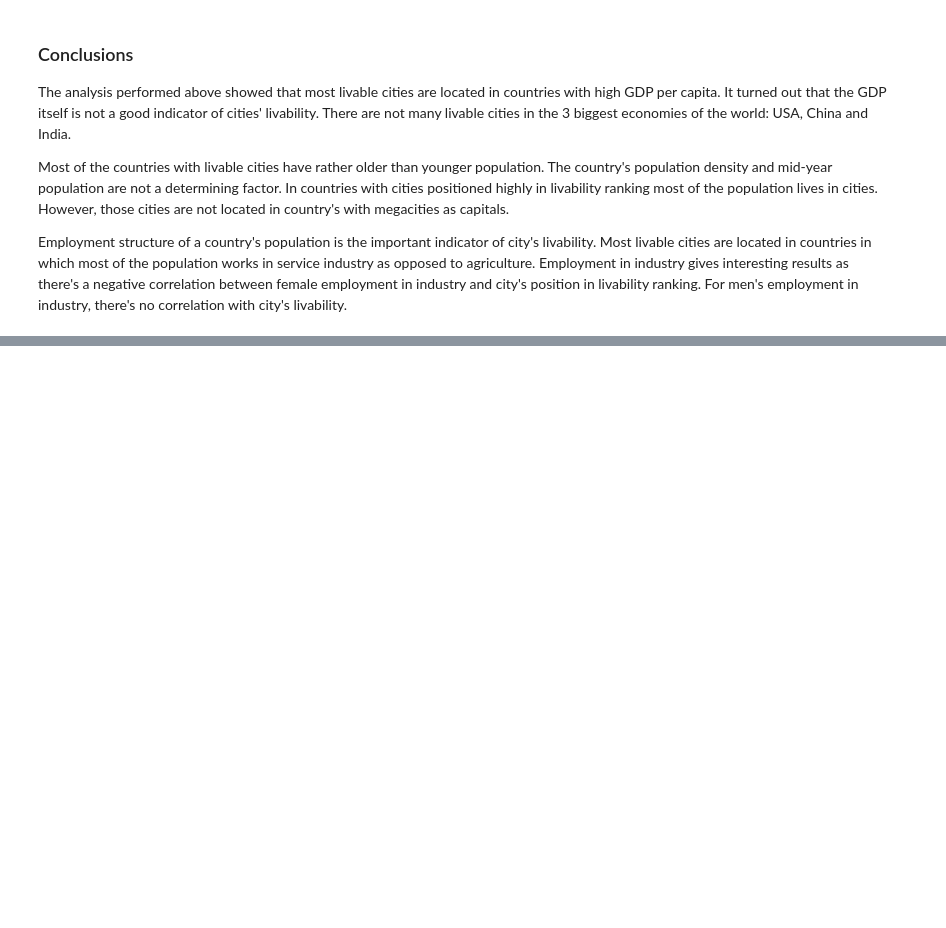
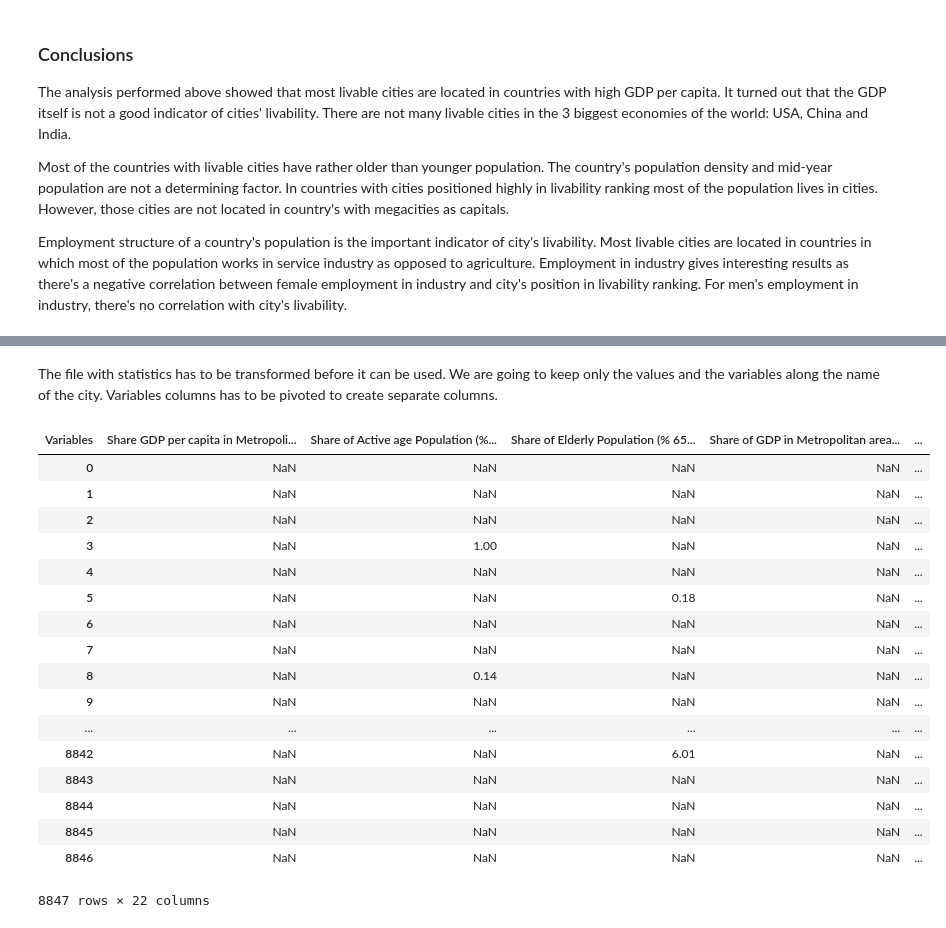
Before and after one commit to pantos1/dopp_ex3_city_livability, a Jupyter notebook: piotr.ipynb, the cells around one changed output, grey strips where cells are left out. Cells and saved outputs as stored; diff of their text form; code cells hidden in the pictures; blank space fills up the shorter version.

```diff
--- a/piotr.ipynb
+++ b/piotr.ipynb
@@ -354,0 +386,30 @@ We are going to try to answer this question analysing the quality of life index
+# %% [markdown]
+The file with statistics has to be transformed before it can be used. We are going to keep only the values and the variables along the name of the city. Variables columns has to be pivoted to create separate columns.
+# %%
+file_path = 'data/oecd/cities_statistics.csv'
+
+statistics_df = pd.read_csv(file_path)
+
+statistics_df.drop(['METRO_ID', 'VAR', 'TIME', 'Year', 'Unit Code', 'Unit', 'PowerCode Code', 'PowerCode',
+                    'Reference Period', 'Reference Period Code', 'Flag Codes', 'Flags'], axis=1, inplace=True)
+statistics_df.rename(columns={'Metropolitan areas': 'City'}, inplace=True)
+statistics_df.pivot(columns='Variables', values='Value')
+# %% [output]
+| Variables | Share GDP per capita in Metropoli... | Share of Active age Population (%... | Share of Elderly Population (% 65... | Share of GDP in Metropolitan area... | ... |
+| 0 | NaN | NaN | NaN | NaN | ... |
+| 1 | NaN | NaN | NaN | NaN | ... |
+| 2 | NaN | NaN | NaN | NaN | ... |
+| 3 | NaN | 1.00 | NaN | NaN | ... |
+| 4 | NaN | NaN | NaN | NaN | ... |
+| 5 | NaN | NaN | 0.18 | NaN | ... |
+| 6 | NaN | NaN | NaN | NaN | ... |
+| 7 | NaN | NaN | NaN | NaN | ... |
+| 8 | NaN | 0.14 | NaN | NaN | ... |
+| 9 | NaN | NaN | NaN | NaN | ... |
+| ... | ... | ... | ... | ... | ... |
+| 8842 | NaN | NaN | 6.01 | NaN | ... |
+| 8843 | NaN | NaN | NaN | NaN | ... |
+| 8844 | NaN | NaN | NaN | NaN | ... |
+| 8845 | NaN | NaN | NaN | NaN | ... |
+| 8846 | NaN | NaN | NaN | NaN | ... |
+8847 rows × 22 columns
```
Also changed, not shown: parts of 5 cells of this notebook.
